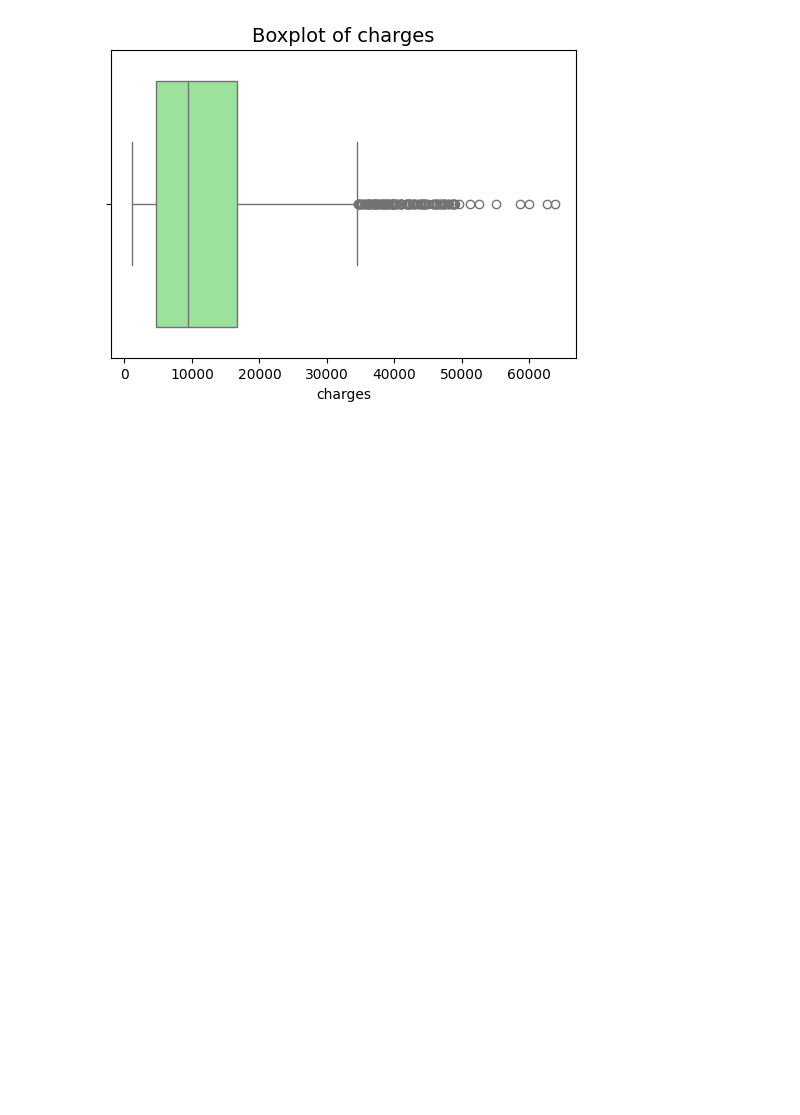
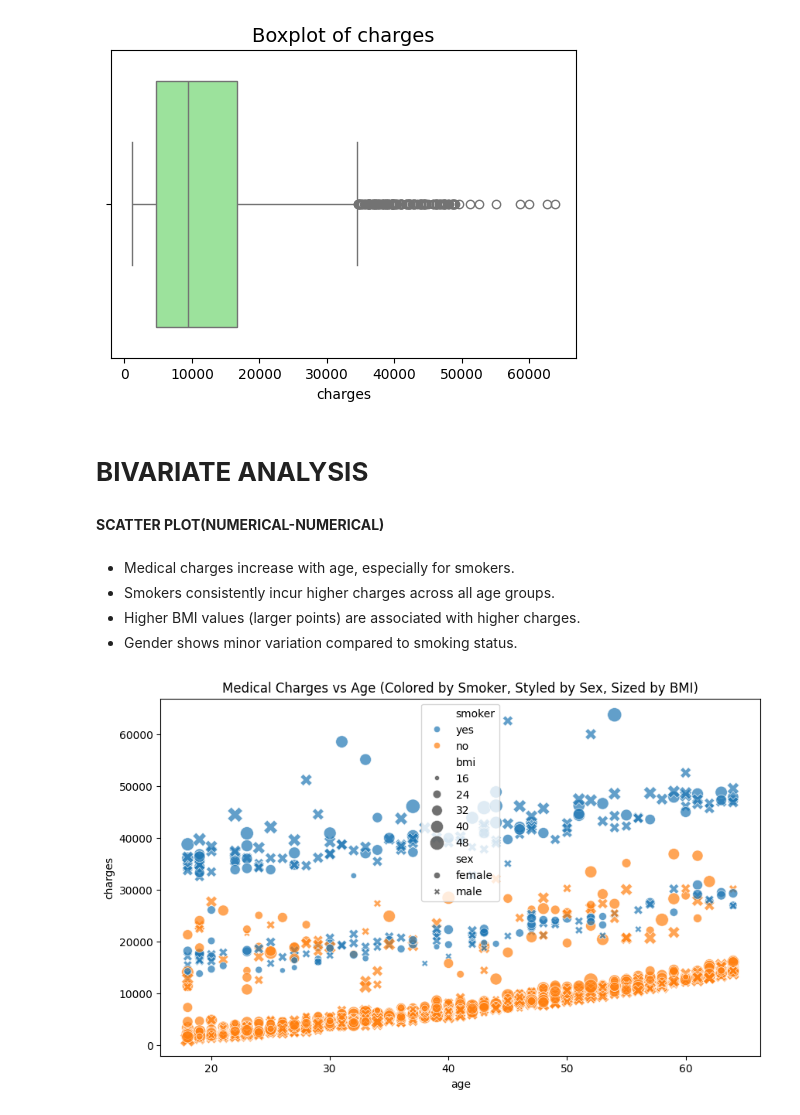
Before and after one commit to samairajn412-png/medical-insurance-cost-prediction, a Jupyter notebook: notebooks/02_univariate_bivariate_analysis.ipynb, the cells around one changed output. Saved outputs shown, nothing was run; the diff lists cells and outputs as text; code cells hidden in the pictures; blank space fills up the shorter version.

```diff
--- a/notebooks/02_univariate_bivariate_analysis.ipynb
+++ b/notebooks/02_univariate_bivariate_analysis.ipynb
@@ -90,3 +98,30 @@ for col in numerical_cols:
 [figure]
 [figure]
 [figure]
+# %% [markdown]
+# **BIVARIATE ANALYSIS**
+# %% [markdown]
+**SCATTER PLOT(NUMERICAL-NUMERICAL)**
+# %% [markdown]
+- Medical charges increase with age, especially for smokers.
+- Smokers consistently incur higher charges across all age groups.
+- Higher BMI values (larger points) are associated with higher charges.
+- Gender shows minor variation compared to smoking status.
+# %%
+plt.figure(figsize=(10,6))
+
+sns.scatterplot(
+    data=df,
+    x='age',
+    y='charges',
+    hue='smoker',
+    style='sex',
+    size='bmi',
+    sizes=(20, 200),
+    alpha=0.7
+)
+
+plt.title("Medical Charges vs Age (Colored by Smoker, Styled by Sex, Sized by BMI)")
+plt.show()
+# %% [output]
+[figure, added]
```
Also changed, not shown: parts of 20 cells of this notebook, 2 other files.
